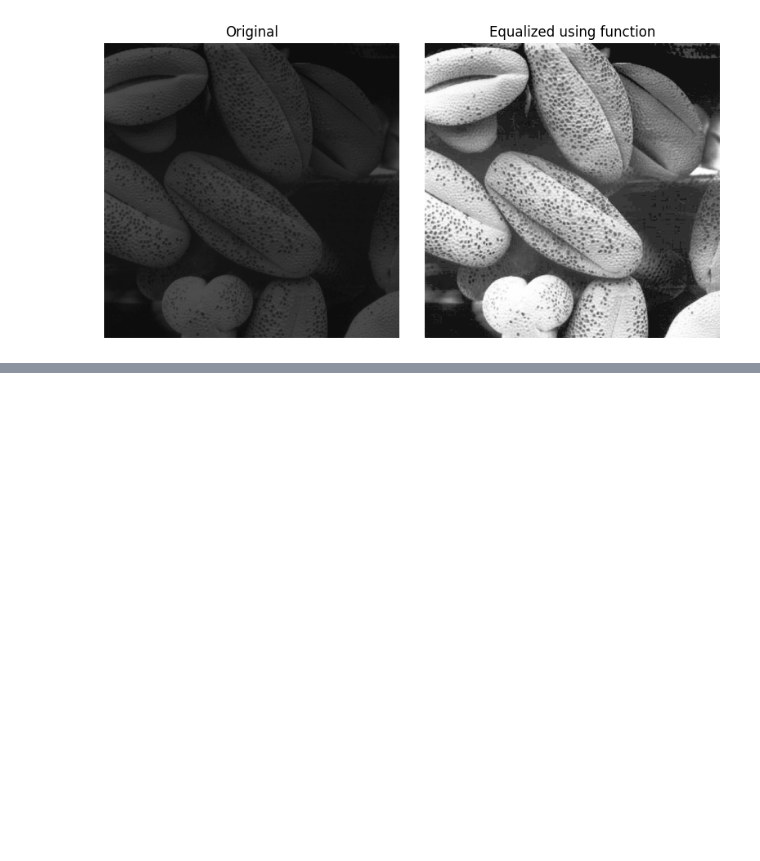
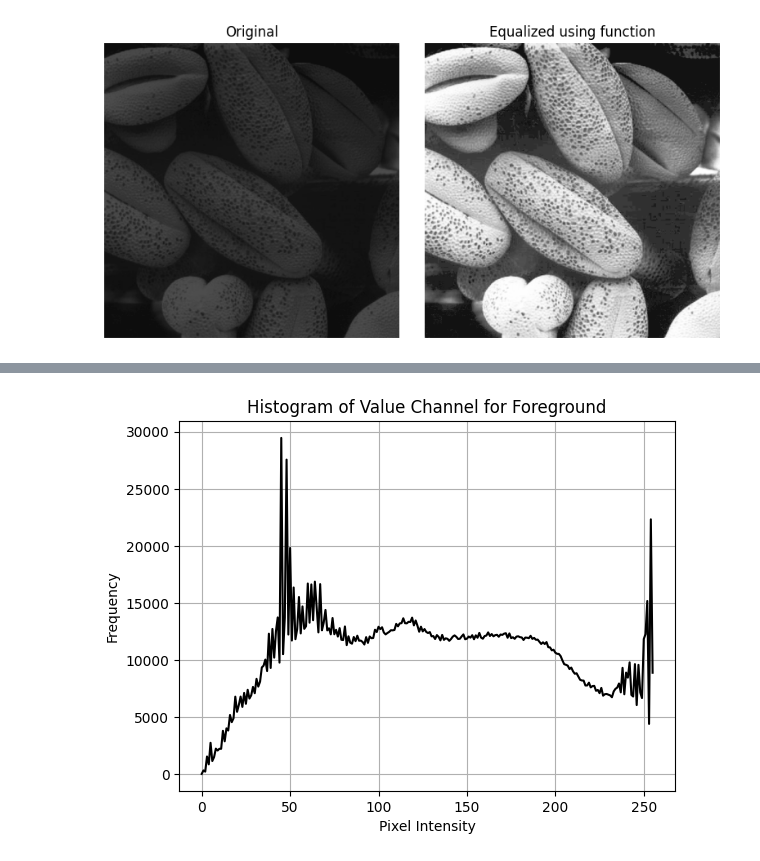
Before and after one commit to devnithw/en3160, a Jupyter notebook: assignment1.ipynb, the cells around one changed output, grey strips where cells are left out. Cells and saved outputs as stored; diff of their text form; code cells hidden in the pictures; blank space fills up the shorter version.

```diff
--- a/assignment1.ipynb
+++ b/assignment1.ipynb
@@ -294,0 +371,18 @@ plt.show()
+# %%
+# Compute and plot the histogram of the Value (V) channel of the foreground
+foreground_hsv = cv.cvtColor(foreground, cv.COLOR_BGR2HSV)
+H_fg, S_fg, V_fg = cv.split(foreground_hsv)
+
+# Calculate the histogram of the Value channel
+hist = cv.calcHist([V_fg], [0], mask, [256], [0, 256])
+
+# Plot the histogram
+plt.figure()
+plt.plot(hist, color='black')
+plt.title('Histogram of Value Channel for Foreground')
+plt.xlabel('Pixel Intensity')
+plt.ylabel('Frequency')
+plt.grid(True)
+plt.show()
+# %% [output]
+[figure, added]
```
Also changed, not shown: parts of 7 cells of this notebook.
